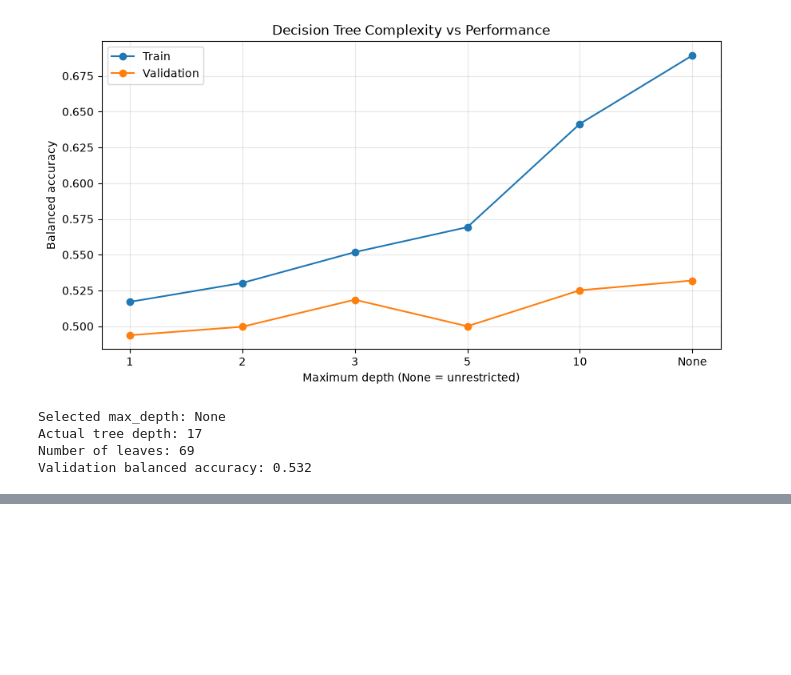
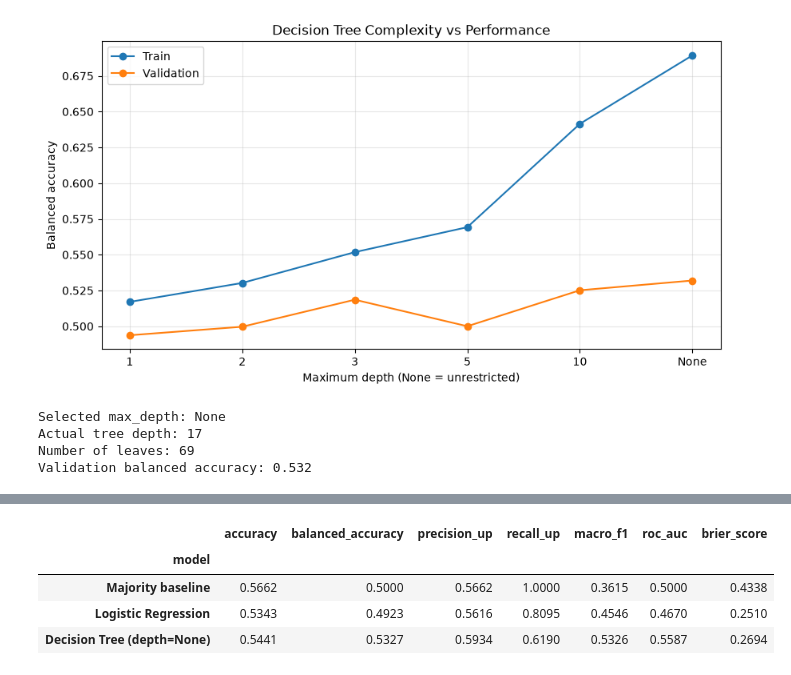
Before and after one commit to Anirveshreddy/stock-prediction-lab, a Jupyter notebook: notebooks/15_decision_tree_basics.ipynb, the cells around one changed output, grey strips where cells are left out. Cells and saved outputs as stored; diff of their text form; code cells hidden in the pictures; blank space fills up the shorter version.

```diff
--- a/notebooks/15_decision_tree_basics.ipynb
+++ b/notebooks/15_decision_tree_basics.ipynb
@@ -334,0 +373,24 @@ Validation balanced accuracy: 0.532
+# %%
+#Final Test Evaluation
+test_comparison = pd.DataFrame([
+    {
+        "model": "Majority baseline",
+        **evaluate_classifier(baseline, X_test, y_test)
+    },
+    {
+        "model": "Logistic Regression",
+        **evaluate_classifier(logistic, X_test, y_test)
+    },
+    {
+        "model": f"Decision Tree (depth={best_depth})",
+        **evaluate_classifier(best_tree, X_test, y_test)
+    }
+]).set_index("model")
+
+display(test_comparison.round(4))
+# %% [output]
+|  | accuracy | balanced_accuracy | precision_up | recall_up | macro_f1 | roc_auc | brier_score |
+| model |  |  |  |  |  |  |  |
+| Majority baseline | 0.5662 | 0.5000 | 0.5662 | 1.0000 | 0.3615 | 0.5000 | 0.4338 |
+| Logistic Regression | 0.5343 | 0.4923 | 0.5616 | 0.8095 | 0.4546 | 0.4670 | 0.2510 |
+| Decision Tree (depth=None) | 0.5441 | 0.5327 | 0.5934 | 0.6190 | 0.5326 | 0.5587 | 0.2694 |
```
Also changed, not shown: parts of 4 cells of this notebook, 2 other files.
